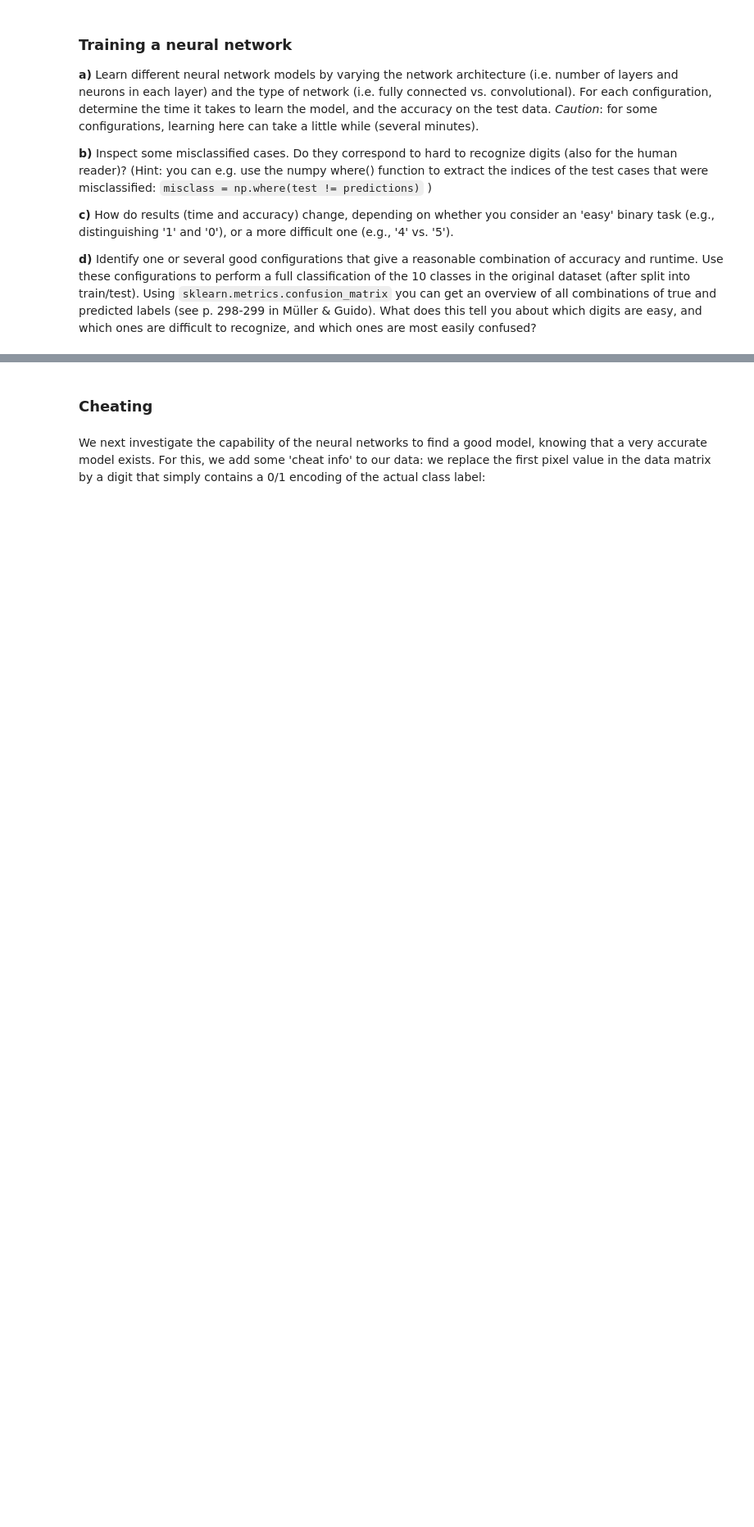
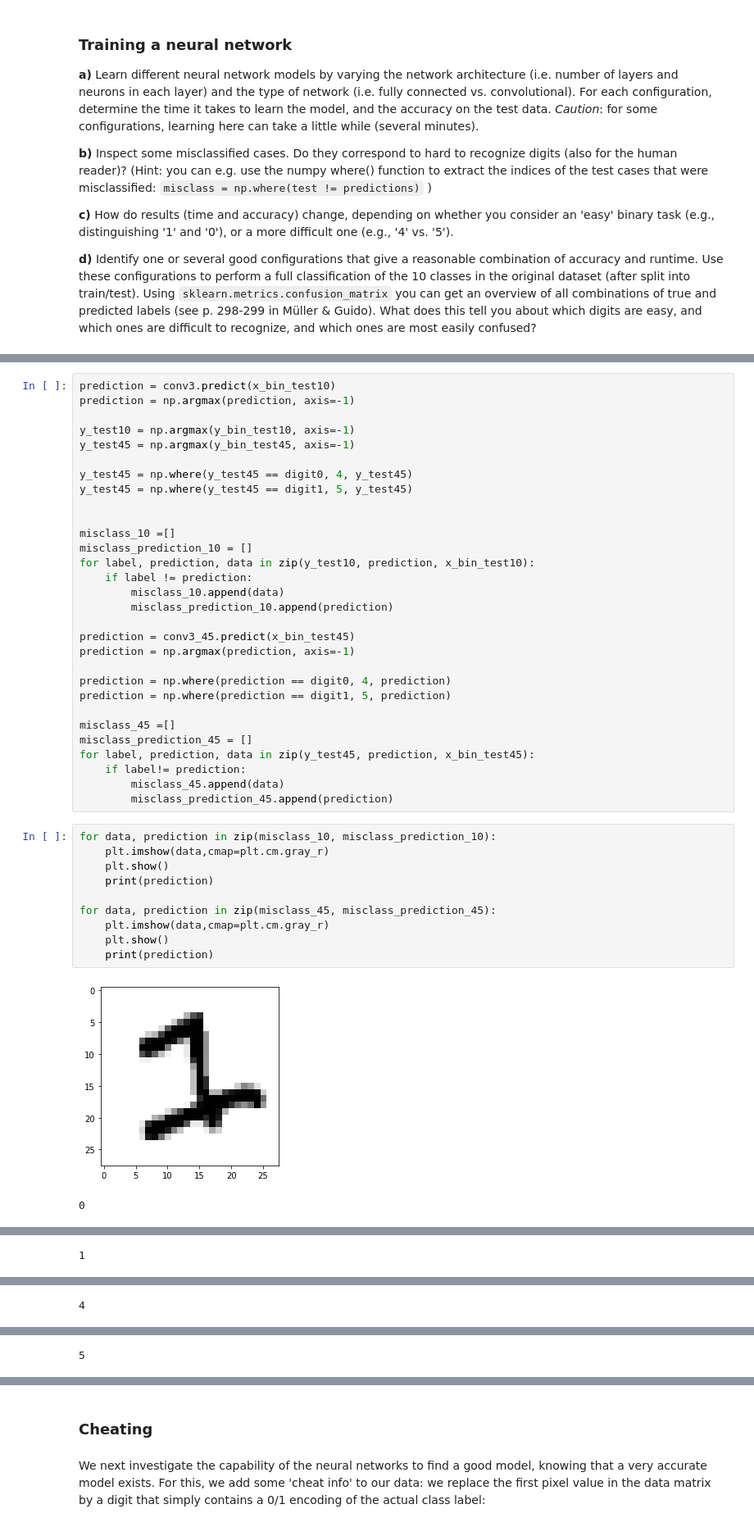
Before and after one commit to Mincoslav/MAL-Assignment, a Jupyter notebook: Assignment2.ipynb, the cells around one changed output, grey strips where cells are left out. Shown at 82% size. Saved outputs shown, nothing was run; the diff lists cells and outputs as text; blank space fills up the shorter version.

```diff
--- a/Assignment2.ipynb
+++ b/Assignment2.ipynb
@@ -902,0 +791,43 @@ Confusion matrix:
+# %%
+prediction = conv3.predict(x_bin_test10)
+prediction = np.argmax(prediction, axis=-1)
+
+y_test10 = np.argmax(y_bin_test10, axis=-1)
+y_test45 = np.argmax(y_bin_test45, axis=-1)
+
+y_test45 = np.where(y_test45 == digit0, 4, y_test45)
+y_test45 = np.where(y_test45 == digit1, 5, y_test45)
+
+
+misclass_10 =[]
+misclass_prediction_10 = []
+for label, prediction, data in zip(y_test10, prediction, x_bin_test10):
+    if label != prediction:
+        misclass_10.append(data)
+        misclass_prediction_10.append(prediction)
+
+prediction = conv3_45.predict(x_bin_test45)
+prediction = np.argmax(prediction, axis=-1)
+
+prediction = np.where(prediction == digit0, 4, prediction)
+prediction = np.where(prediction == digit1, 5, prediction)
+
+misclass_45 =[]
+misclass_prediction_45 = []
+for label, prediction, data in zip(y_test45, prediction, x_bin_test45):
+    if label!= prediction:
+        misclass_45.append(data)
+        misclass_prediction_45.append(prediction)
+# %%
+for data, prediction in zip(misclass_10, misclass_prediction_10):
+    plt.imshow(data,cmap=plt.cm.gray_r)
+    plt.show()
+    print(prediction)
+
+for data, prediction in zip(misclass_45, misclass_prediction_45):
+    plt.imshow(data,cmap=plt.cm.gray_r)
+    plt.show()
+    print(prediction)
+# %% [output]
+[figure, added]
+0
@@ -902,0 +835 @@ Confusion matrix:
+1
@@ -902,0 +837 @@ Confusion matrix:
+4
@@ -902,0 +839 @@ Confusion matrix:
+5
```
Also changed, not shown: parts of 60 cells of this notebook.
